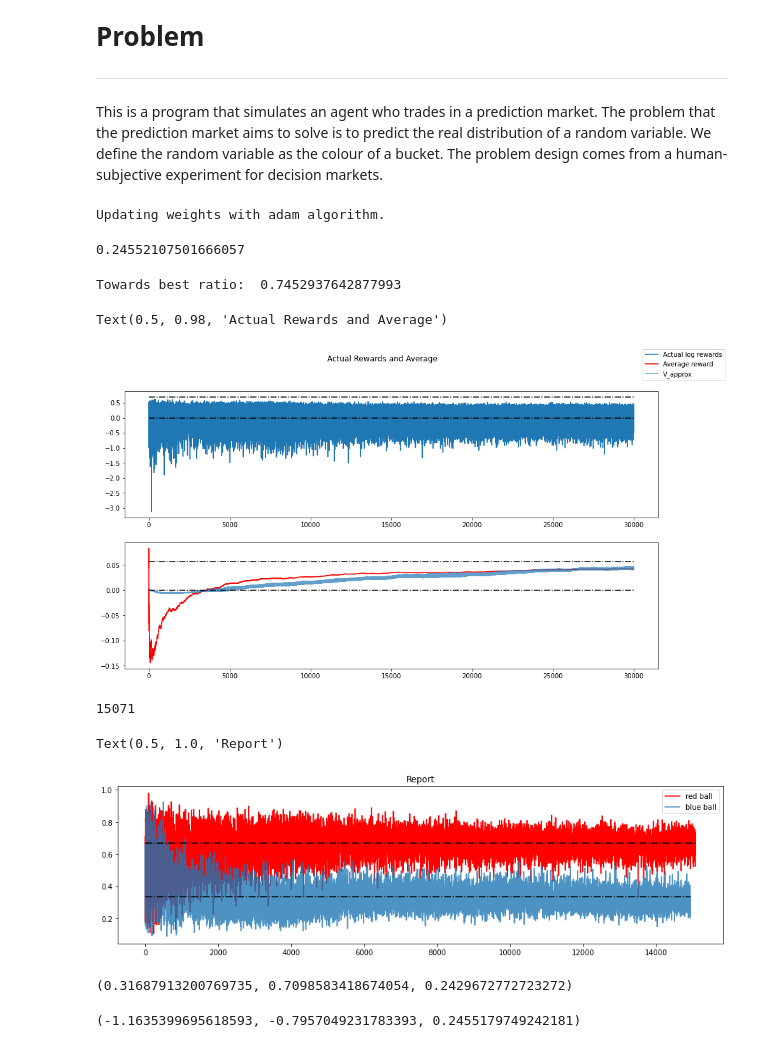
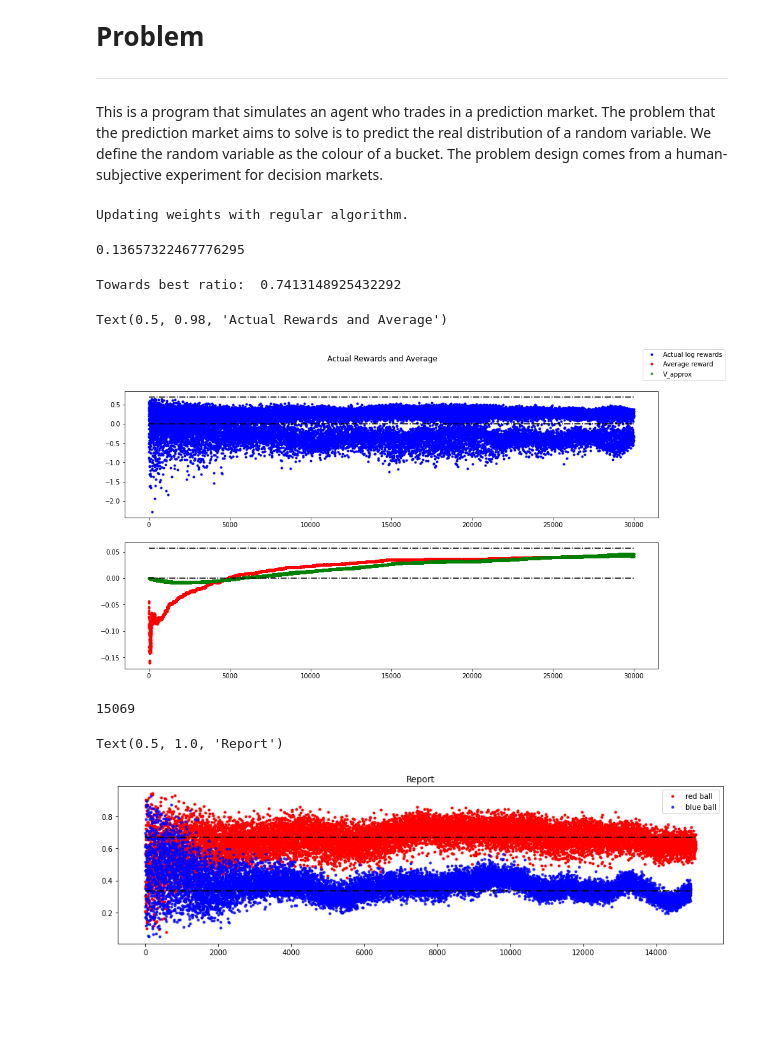
Before and after one commit to realwenlongwang/contexutal-bandits-with-peer-prediction-for-decision-making, a Jupyter notebook: Stochastic_Gradient_Bandit_with_Continous_Action_Space.ipynb, the cells around one changed output. Saved outputs shown, nothing was run; the diff lists cells and outputs as text; code cells hidden in the pictures; blank space fills up the shorter version.

Commit message:
Delete some old file. Update the stochastic policy gradient notebook plots from line to dot.

```diff
--- a/Stochastic_Gradient_Bandit_with_Continous_Action_Space.ipynb
+++ b/Stochastic_Gradient_Bandit_with_Continous_Action_Space.ipynb
@@ -57,19 +57,19 @@ def one_hot_encode(feature):
 
 bucket_colour_to_num = {'red_bucket': 0, 'blue_bucket': 1}
 # %%
-learning_rate_theta = 0.001
+learning_rate_theta = 0.003
 learning_rate_wv = 0.0001
-decay_rate = 0.0003
-experience_size = 512
-batch_size = 16
-training_episodes = 6000 * 5
+decay_rate = 0 #0.0003
+memory_size = 1024
+batch_size = 1024
+training_episodes = 30000
 beta1 = 0.9
 beta2 = 0.9999
 # Algorithm: adam, momentum, regular
-algorithm = 'adam'
+algorithm = 'regular'
 
 
-agent = StochasticGradientAgent(feature_shape=[1, 3], learning_rate_theta=learning_rate_theta, learning_rate_wv=learning_rate_wv, experience_size= experience_size, batch_size=batch_size ,beta1=beta1, beta2=beta2)
+agent = StochasticGradientAgent(feature_shape=[1, 3], learning_rate_theta=learning_rate_theta, learning_rate_wv=learning_rate_wv, memory_size= memory_size, batch_size=batch_size ,beta1=beta1, beta2=beta2)
 
 
 reward_history_list = []
@@ -120,6 +120,16 @@ for t in tnrange(training_episodes):
     mean_weights_history_list.append(agent.theta_mean[0].tolist())
     std_weights_history_list.append(agent.theta_std[0].tolist())
 
+    R_perf = 0
+    red_score = np.log(report[0]) - np.log(0.5)
+    blue_score = np.log(report[1]) - np.log(0.5)
+    red_expectation = 2/3  * red_score + 1/3  * blue_score
+    blue_expectation = 1/3  * red_score + 2/3  * blue_score
+    if signal == 'red':
+        R_perf = red_expectation
+    else:
+        R_perf = blue_expectation
+
 
     v = agent.store_experience(x, h, mean, std, R, t)
 
@@ -157,7 +167,7 @@ for t in tnrange(training_episodes):
         grad_b_ball_adam_mean_history_list.append(s_dw_mean_corrected[0])
         grad_b_ball_adam_std_history_list.append(s_dw_std_corrected[0])
 # %% [output]
-Updating weights with adam algorithm.
+Updating weights with regular algorithm.
 # %%
 reward_history = np.array(reward_history_list)
 
@@ -181,25 +191,25 @@ grad_b_ball_adam_std_history = np.array(grad_b_ball_adam_std_history_list)
 # %%
 std
 # %% [output]
-0.24552107501666057
+0.13657322467776295
 # %%
 theoretical_best = 2/3*(np.log(2/3)-np.log(1/2)) + 1/3*(np.log(1/3)-np.log(1/2))
 empirical_best = np.mean(reward_history[-100:, 1])
 print('Towards best ratio: ', empirical_best/ theoretical_best)
 fig, axs = plt.subplots(2, figsize=(15, 8))
-axs[0].plot(reward_history[:, 0], label = 'Actual log rewards', zorder=-100)
-axs[1].plot(reward_history[10:, 1], 'r',zorder= -99, label = 'Average reward')
+axs[0].plot(reward_history[:, 0], 'b.',label = 'Actual log rewards', zorder=-100)
+axs[1].plot(reward_history[10:, 1], 'r.',zorder= -99, label = 'Average reward')
 axs[0].hlines(y=np.log(2), xmin=0, xmax=reward_history.shape[0], colors='black', linestyles='dashdot')
 axs[0].hlines(y=0.0, xmin=0, xmax=reward_history.shape[0] , colors='black', linestyles='dashdot')
 axs[1].hlines(y=0.0, xmin=0, xmax=reward_history.shape[0] , colors='black', linestyles='dashdot')
-axs[1].plot(reward_history[:, 2], zorder= -98, label = 'V_approx', alpha = 0.7)
+axs[1].plot(reward_history[:, 2],'g.', zorder= -98, label = 'V_approx', alpha = 0.7)
 axs[1].hlines(y=theoretical_best, xmin=0, xmax=reward_history.shape[0] , colors='black', linestyles='dashdot')
 fig.legend()
 fig.suptitle('Actual Rewards and Average')
 # %% [output]
-Towards best ratio:  0.7452937642877993
+Towards best ratio:  0.7413148925432292
 Text(0.5, 0.98, 'Actual Rewards and Average')
-[figure, old version]
+[figure, new version]
 # %%
 # fig = plt.figure(figsize=(15, 4))
 # plt.plot(reward_history[:, 0], zorder = -100, label = 'Reward', alpha = 0.7)
@@ -212,24 +222,16 @@ Text(0.5, 0.98, 'Actual Rewards and Average')
 # %%
 print(len(r_ball_pred_history_list))
 fig = plt.figure(figsize=(15, 4))
-plt.plot(r_ball_pred_history_list, 'r',zorder=-100, label='red ball')
-plt.plot(b_ball_pred_history_list, zorder=-99, label = 'blue ball', alpha=0.8)
+plt.plot(r_ball_pred_history_list, 'r.',zorder=-100, label='red ball')
+plt.plot(b_ball_pred_history_list, 'b.', zorder=-99, label = 'blue ball', alpha=0.8)
 plt.hlines(y=2/3, xmin=0, xmax=len(r_ball_pred_history_list), colors='black', linestyles='dashdot')
 plt.hlines(y=1/3, xmin=0, xmax=len(b_ball_pred_history_list) , colors='black', linestyles='dashdot')
 plt.legend()
 plt.title('Report')
 # %% [output]
-15071
+15069
 Text(0.5, 1.0, 'Report')
-[figure, old version]
+[figure, new version]
-# %%
-print(agent.report([1, 0, 0.5]))
-# %% [output]
-(0.31687913200769735, 0.7098583418674054, 0.2429672772723272)
-# %%
-print(agent.report([0, 1, 0.5]))
-# %% [output]
-(-1.1635399695618593, -0.7957049231783393, 0.2455179749242181)
 # %%
 fig = plt.figure(figsize=(15, 4))
 plt.plot(r_ball_mean_history_list, 'r', label = 'red ball')
```
Also changed, not shown: parts of 12 cells of this notebook, 2 other files.
